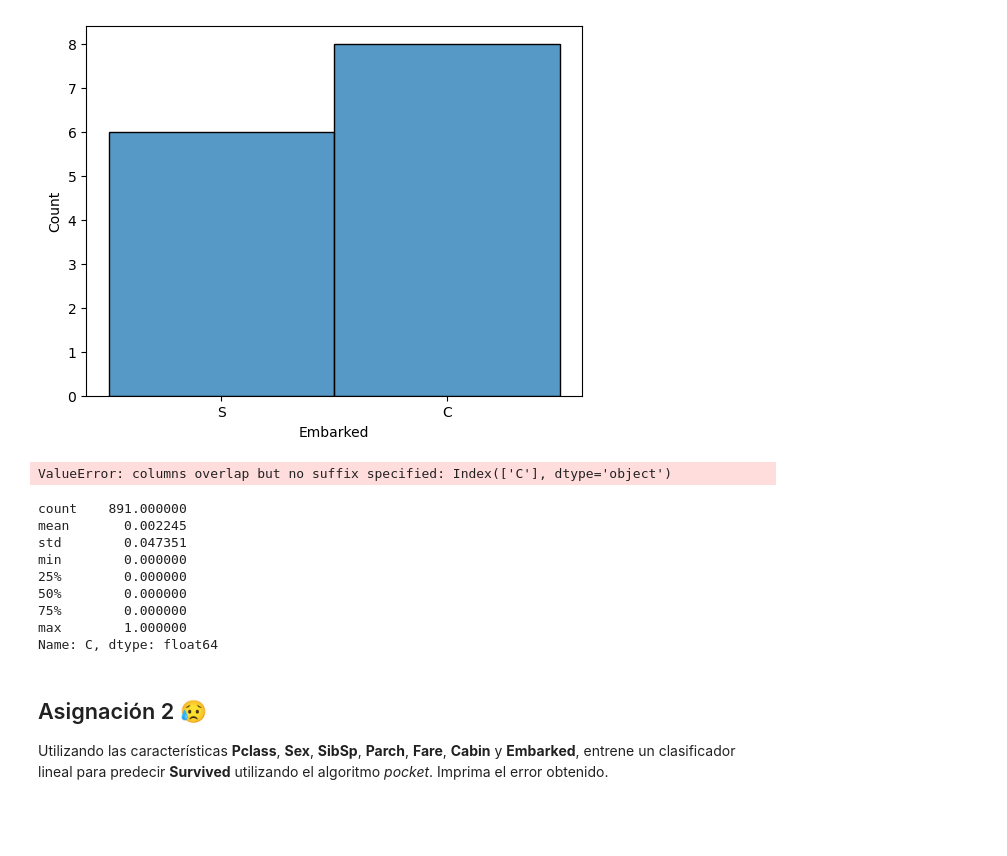
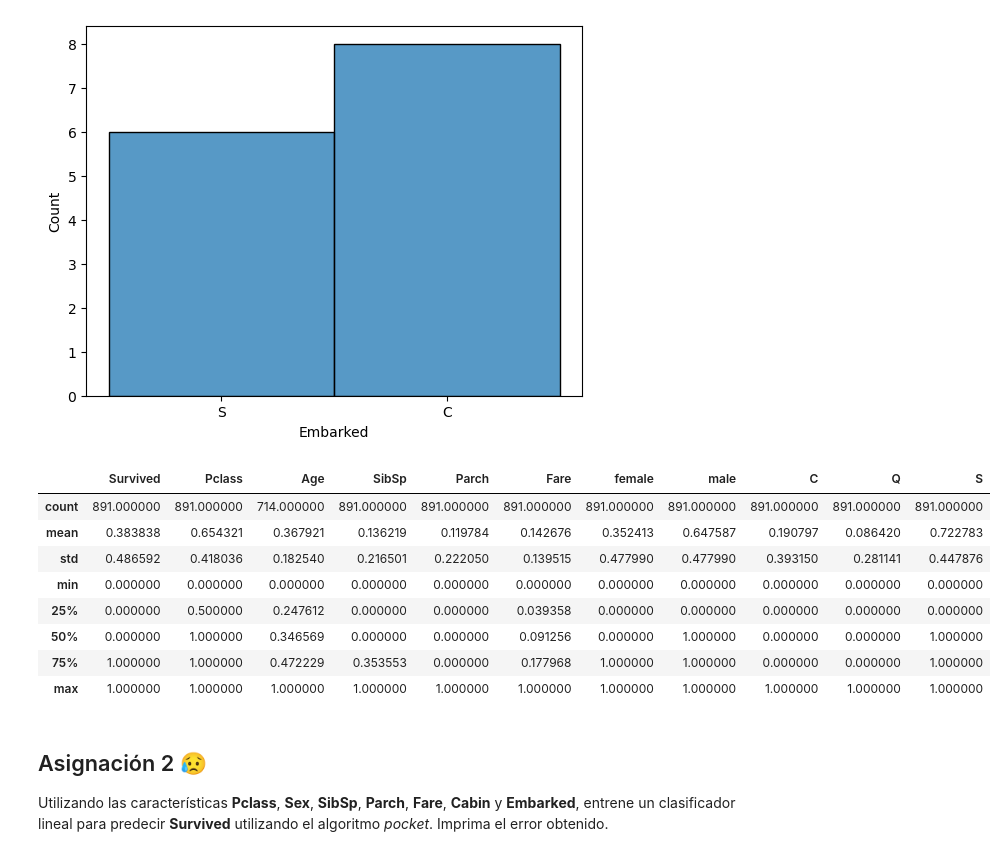
Before and after one commit to V-ivan11/Modelado, a Jupyter notebook: Practicas/3 - Modelo Lineal.ipynb, the cells around one changed output. Cells and saved outputs as stored; diff of their text form; code cells hidden in the pictures; blank space fills up the shorter version.

```diff
--- a/Practicas/3 - Modelo Lineal.ipynb
+++ b/Practicas/3 - Modelo Lineal.ipynb
@@ -74,10 +74,10 @@ def scaled_dataframe(data):
     data_scaled = data
     for i in data.columns:
         if df[i].dtype == 'int64' or df[i].dtype == 'float64':
-            min_r = np.amin(i)
-            max_r = np.amax(i)
+            min_r = np.amin(df[i])
+            max_r = np.amax(df[i])
 
-            data_scaled[i] = (i-min_r)/(max_r-min_r)
+            data_scaled[i] = (df[i]-min_r)/(max_r-min_r)
 
     return data_scaled
 # %%
@@ -98,7 +98,8 @@ df["Parch"] = np.sqrt(df["Parch"])
 df = df.drop(["Cabin"], axis = 1)
 
 # Completamos los datos nulos de embarcación
-df[df["Embarked"].isnull()] = "C"
+replaces = df[df["Embarked"].isnull()].index
+df.loc[replaces, 'Embarked'] = "C"
 # %%
 mean_fare = []
 for i in range(1,4):
@@ -113,26 +114,25 @@ for i in df[df["Fare"] == 0].index:
         df["Fare"][i] = mean_fare[2]
 # %%
 col_oneh = ["Sex", "Embarked"]
+df = df.drop("PassengerId", axis = 1)
 
 for i in col_oneh:
     one_hot = pd.get_dummies(df[i])
     df = df.drop(i, axis = 1)
     df = df.join(one_hot)
-# %% [output]
-ValueError: columns overlap but no suffix specified: Index(['C'], dtype='object')
 # %%
 df_op = scaled_dataframe(df)
-df_op["C"].describe()
+df_op.describe()
 # %% [output]
-count    891.000000
-mean       0.002245
-std        0.047351
-min        0.000000
-25%        0.000000
-50%        0.000000
-75%        0.000000
-max        1.000000
-Name: C, dtype: float64
+|  | Survived | Pclass | Age | SibSp | Parch | Fare | female | male | C | Q | S |
+| count | 891.000000 | 891.000000 | 714.000000 | 891.000000 | 891.000000 | 891.000000 | 891.000000 | 891.000000 | 891.000000 | 891.000000 | 891.000000 |
+| mean | 0.383838 | 0.654321 | 0.367921 | 0.136219 | 0.119784 | 0.142676 | 0.352413 | 0.647587 | 0.190797 | 0.086420 | 0.722783 |
+| std | 0.486592 | 0.418036 | 0.182540 | 0.216501 | 0.222050 | 0.139515 | 0.477990 | 0.477990 | 0.393150 | 0.281141 | 0.447876 |
+| min | 0.000000 | 0.000000 | 0.000000 | 0.000000 | 0.000000 | 0.000000 | 0.000000 | 0.000000 | 0.000000 | 0.000000 | 0.000000 |
+| 25% | 0.000000 | 0.500000 | 0.247612 | 0.000000 | 0.000000 | 0.039358 | 0.000000 | 0.000000 | 0.000000 | 0.000000 | 0.000000 |
+| 50% | 0.000000 | 1.000000 | 0.346569 | 0.000000 | 0.000000 | 0.091256 | 0.000000 | 1.000000 | 0.000000 | 0.000000 | 1.000000 |
+| 75% | 1.000000 | 1.000000 | 0.472229 | 0.353553 | 0.000000 | 0.177968 | 1.000000 | 1.000000 | 0.000000 | 0.000000 | 1.000000 |
+| max | 1.000000 | 1.000000 | 1.000000 | 1.000000 | 1.000000 | 1.000000 | 1.000000 | 1.000000 | 1.000000 | 1.000000 | 1.000000 |
 # %% [markdown]
 ## Asignación 2 &#x1F625;
 
```
Also changed, not shown: parts of 6 cells of this notebook.
